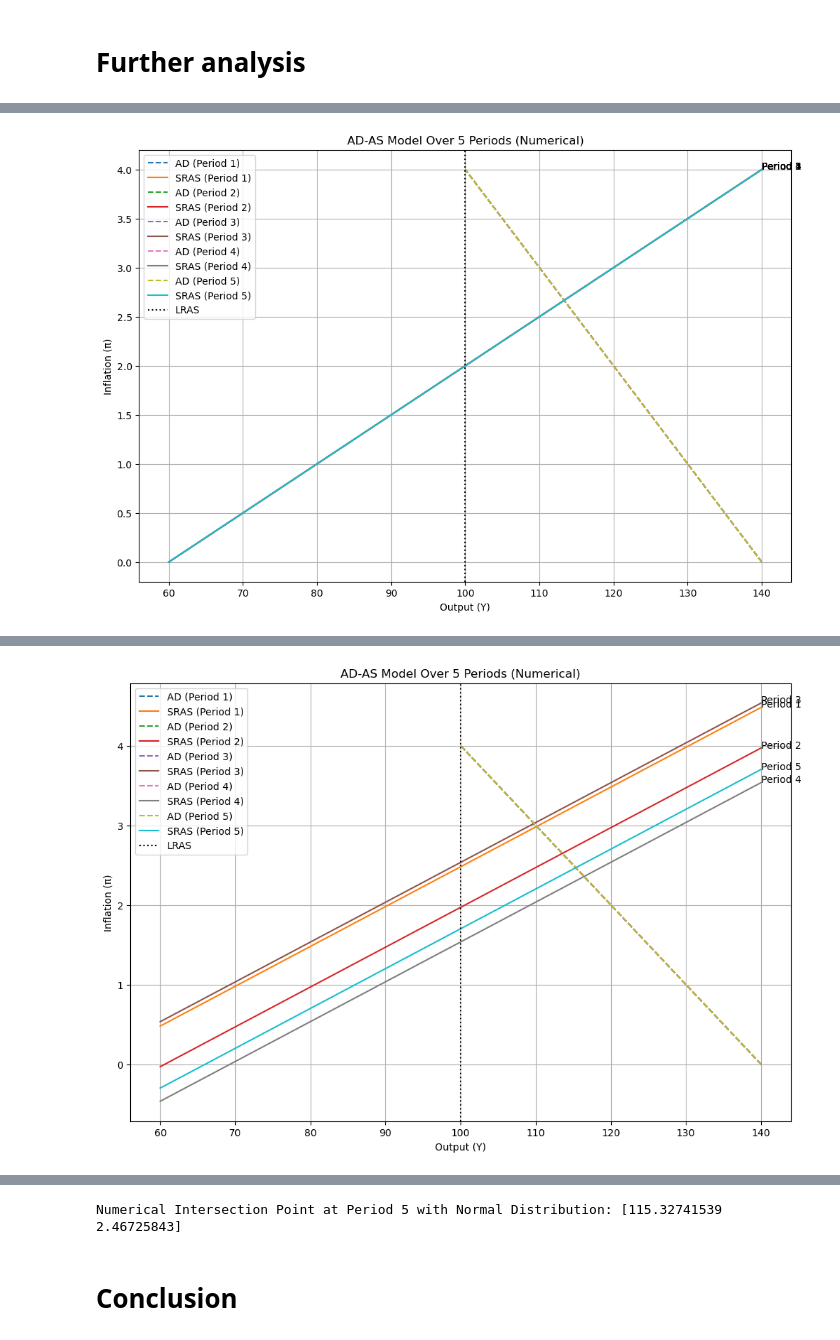
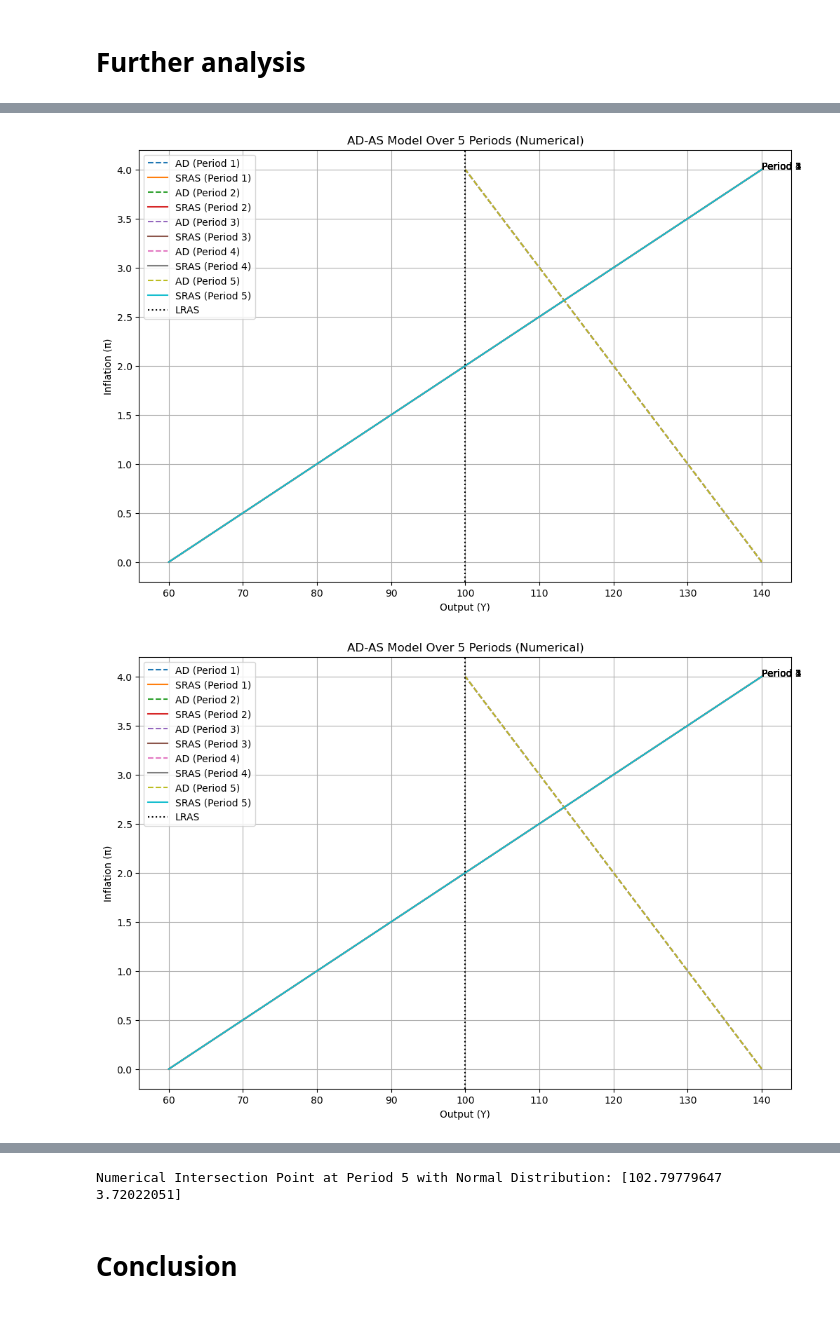
Before and after one commit to NumEconCopenhagen/projects-2024-maltheogpeter, a Jupyter notebook: modelproject/modelproject.ipynb, the cells around one changed output, grey strips where cells are left out. Saved outputs shown, nothing was run; the diff lists cells and outputs as text; code cells hidden in the pictures.

```diff
--- a/modelproject/modelproject.ipynb
+++ b/modelproject/modelproject.ipynb
@@ -176,34 +245,37 @@ Analytical Intersection Point at Period 5 with Normal Distribution: {output: 107
 # %%
-# Initialize the model with a demand shock of 20
+# Initialize the model with a demand shock of 0
 model = ADASModel(
     beta1=10, beta2=1, beta3=0.1, gamma=0.05, a=0.2, expected_inflation=2, foreign_inflation=0,
     foreign_interest_rate=2, foreign_real_interest_rate=2, previous_exchange_rate=2, potential_output=100,
-    delta=0.1, demand_shock=20  # Introduce a significant demand shock
+    delta=0.1, demand_shock=0  # Introduce a significant demand shock
 )
 
 # Ensure that s_t remains zero for all periods
 model.s_t = 0
 model.update_normal_distribution = False  # Disable normal distribution updates
 
+model.demand_shock = 20  # Set the demand shock to 20
+
 # Define the initial guess for the numerical solution
-initial_guess = [100, 2]
+initial_guess = [60, 1]
 
 # Set the number of periods for the numerical solution
 num_periods = 5
 
 # Plot and find the numerical solution over the given number of periods
 intersection_numerical = model.plot_graphs_all_periods_numerical(num_periods, initial_guess)
-model.p
+model.plot_graphs_all_periods_numerical(num_periods, initial_guess)
 # Print the numerical intersection point at the final period
 print(f"Numerical Intersection Point at Period {num_periods}: {intersection_numerical}")
 
 # Enable normal distribution updates for the following iterations
 model.update_normal_distribution = True
 
 # Plot again after enabling normal distribution updates
 intersection_numerical = model.plot_graphs_all_periods_numerical(num_periods, initial_guess)
 
 # Print the numerical intersection point at the final period with normal distribution
 print(f"Numerical Intersection Point at Period {num_periods} with Normal Distribution: {intersection_numerical}")
 # %% [output]
 [figure]
+[figure, new version]
@@ -211 +282,0 @@ Numerical Intersection Point at Period 5: [113.33336544   2.66666357]
-[figure, old version]
@@ -212,3 +284,3 @@ Numerical Intersection Point at Period 5: [113.33336544   2.66666357]
-Numerical Intersection Point at Period 5 with Normal Distribution: [115.32741539   2.46725843]
+Numerical Intersection Point at Period 5 with Normal Distribution: [102.79779647   3.72022051]
 # %% [markdown]
 # Conclusion
```
Also changed, not shown: parts of 19 cells of this notebook, 1 other file.
